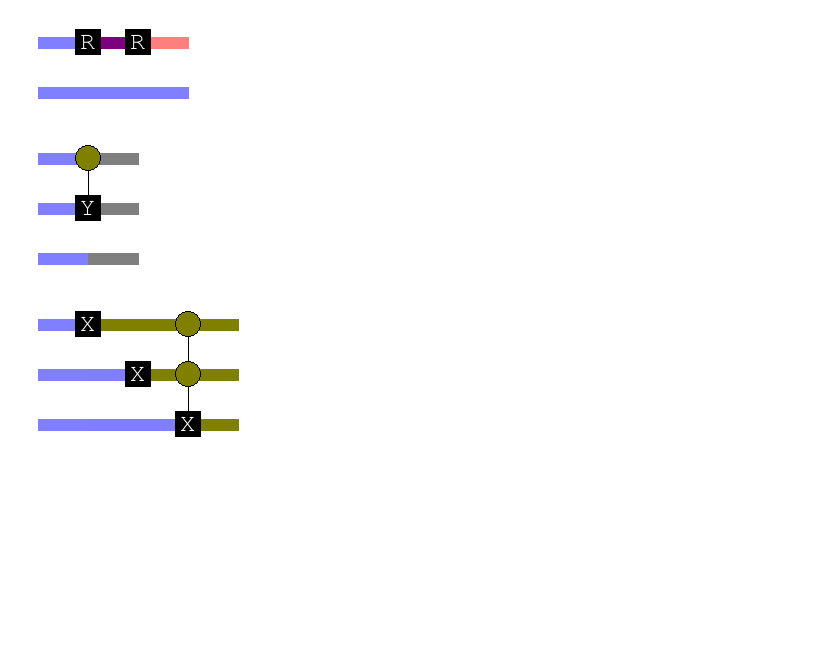
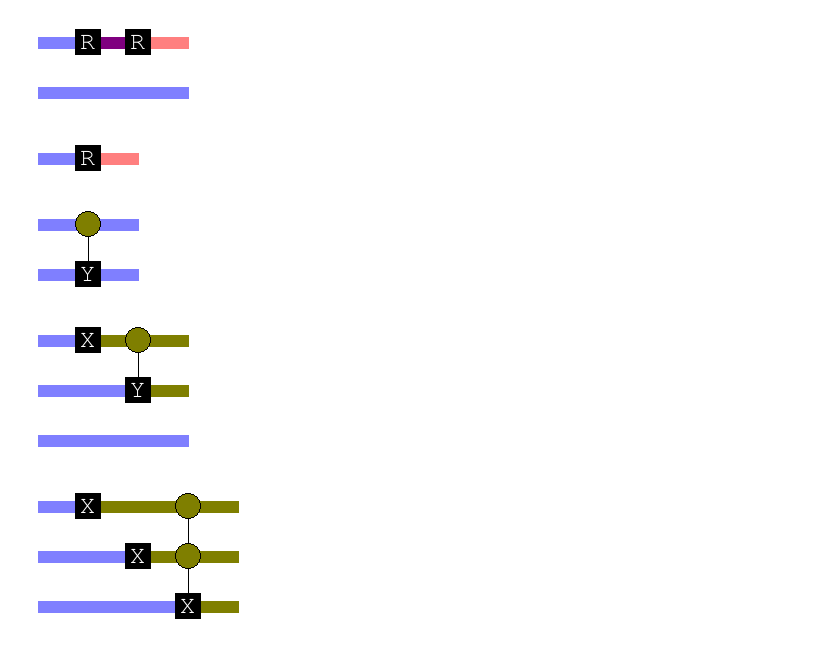
Before and after one commit to jpmarceaux/jpq, a Jupyter notebook: Prototyping.ipynb, the cells around one changed output. Saved outputs shown, nothing was run; the diff lists cells and outputs as text; code cells hidden in the pictures; blank space fills up the shorter version.

```diff
--- a/Prototyping.ipynb
+++ b/Prototyping.ipynb
@@ -312,14 +313,29 @@ painter = Painter((50, 50))
 painter.paint(circ)
 # %% [output]
 [figure]
+# %%
+layers = [[('r',0, np.pi/2, [0,1, 0])]]
+circ = Circuit(1, layers)
+painter = Painter((50, 50))
+painter.paint(circ)
+# %% [output]
+[figure, added]
+# %%
+# There's a bug in the channel ?!?
+layers = [ [('cy', 0, 1)]]
+circ = Circuit(2, layers)
+painter = Painter((50, 50))
+painter.paint(circ)
+# %% [output]
+[figure, added]
 # %%
 # There's a bug in the channel ?!?
-layers = [[('cy', 0, 1)]]
+layers = [[('x', 0)], [('cy', 0, 1)]]
 circ = Circuit(3, layers)
 painter = Painter((50, 50))
 painter.paint(circ)
 # %% [output]
-[figure, old version]
+[figure, new version]
 # %%
 ## toffoli
 layers = [[('x', 0)], [('x', 1)], [('ccx', 0, 1, 2)]]
```
Also changed, not shown: parts of 4 cells of this notebook, 3 other files.
